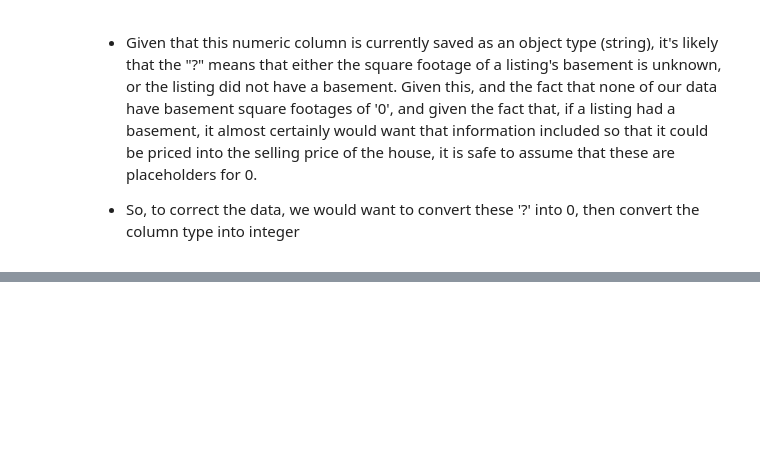
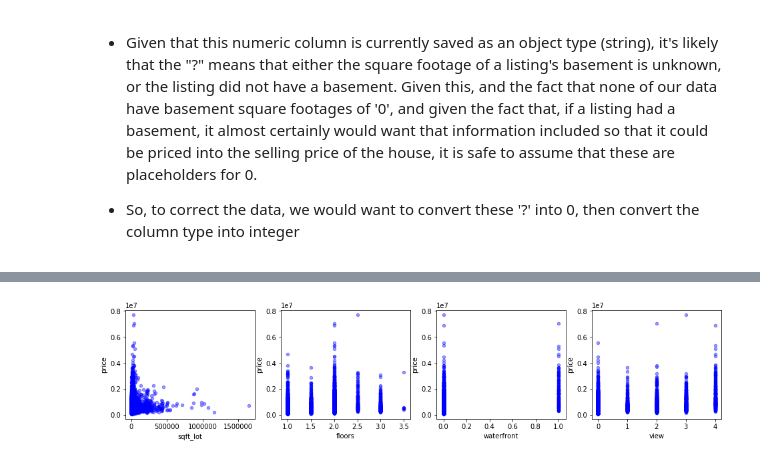
Before and after one commit to whitcrrd/dsc-1-final-project-online-ds-ft-021119, a Jupyter notebook: student.ipynb, the cells around one changed output, grey strips where cells are left out. Cells and saved outputs as stored; diff of their text form; code cells hidden in the pictures; blank space fills up the shorter version.

```diff
--- a/student.ipynb
+++ b/student.ipynb
@@ -122,0 +169,4 @@ data.describe()
+# %%
+plot_scatter(data_features, 5, 9)
+# %% [output]
+[figure, added]
```
Also changed, not shown: parts of 29 cells of this notebook.
